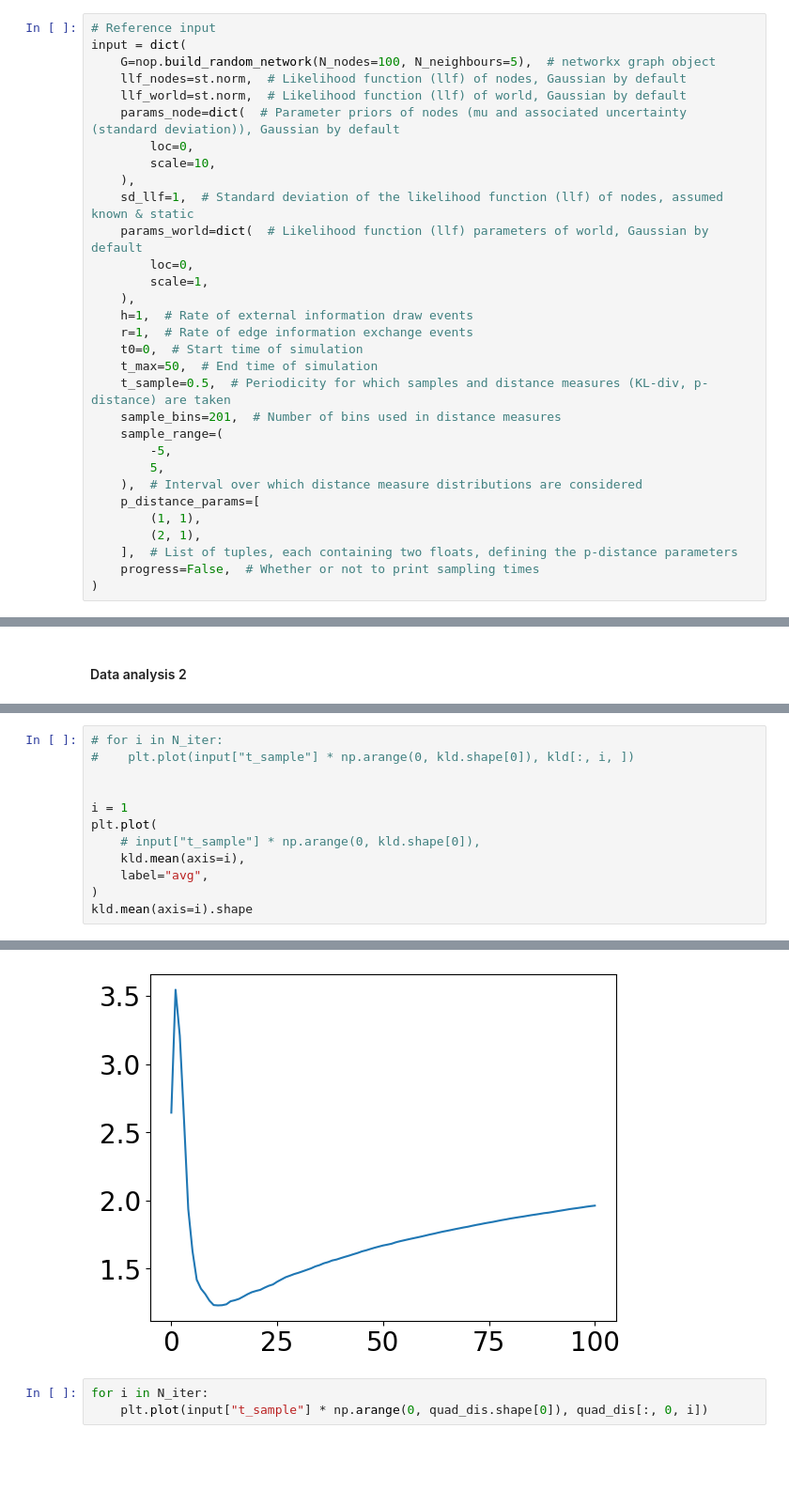
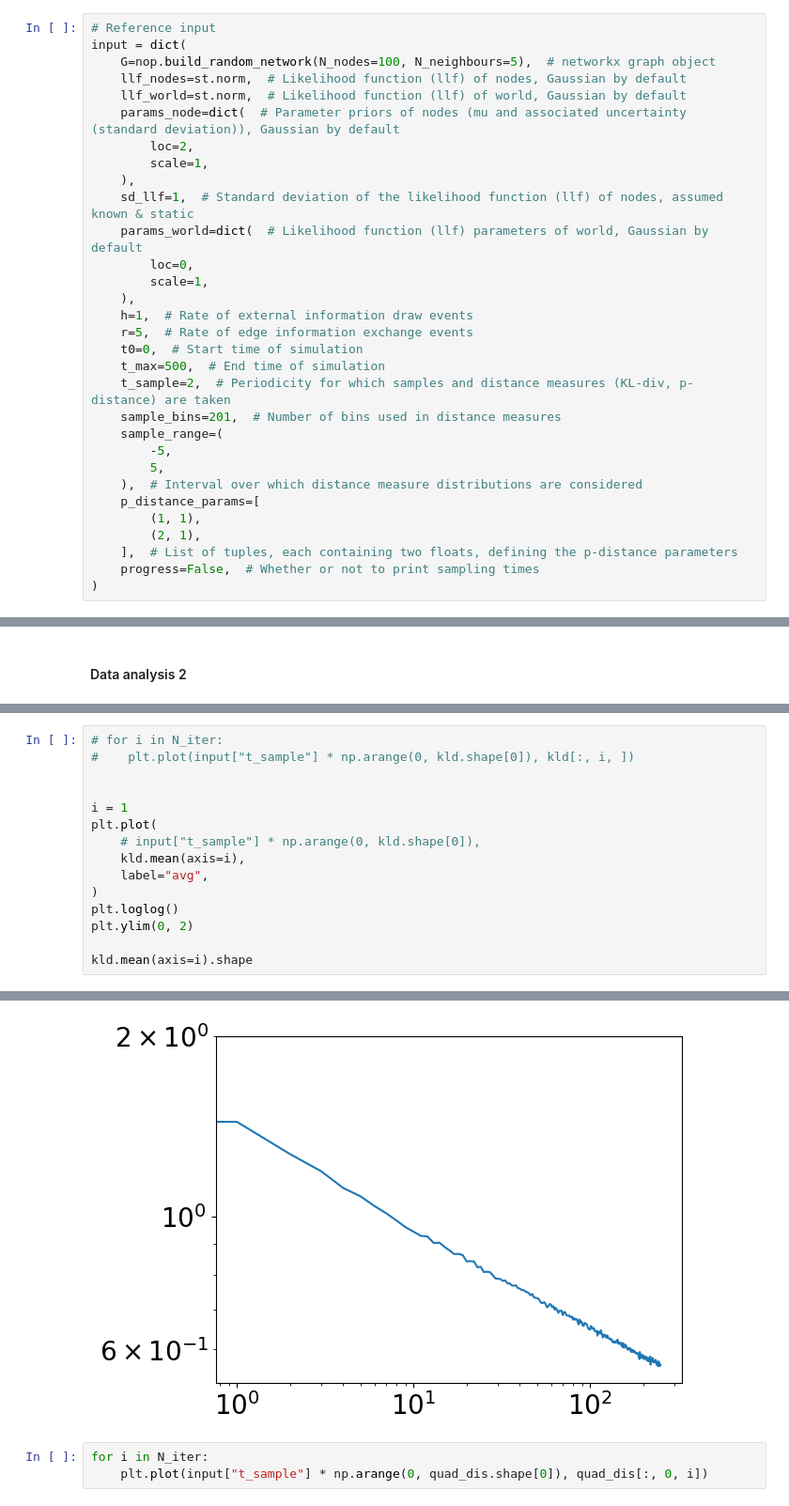
Before and after one commit to Priesemann-Group/neuro_op, a Jupyter notebook: notebooks/Testing_param.ipynb, the cells around one changed output, grey strips where cells are left out. Shown at 94% size. Cells and saved outputs as stored; diff of their text form; blank space fills up the shorter version.

```diff
--- a/notebooks/Testing_param.ipynb
+++ b/notebooks/Testing_param.ipynb
@@ -24,8 +24,8 @@ input = dict(
     llf_nodes=st.norm,  # Likelihood function (llf) of nodes, Gaussian by default
     llf_world=st.norm,  # Likelihood function (llf) of world, Gaussian by default
     params_node=dict(  # Parameter priors of nodes (mu and associated uncertainty (standard deviation)), Gaussian by default
-        loc=0,
-        scale=10,
+        loc=2,
+        scale=1,
     ),
     sd_llf=1,  # Standard deviation of the likelihood function (llf) of nodes, assumed known & static
     params_world=dict(  # Likelihood function (llf) parameters of world, Gaussian by default
@@ -33,10 +33,10 @@ input = dict(
         scale=1,
     ),
     h=1,  # Rate of external information draw events
-    r=1,  # Rate of edge information exchange events
+    r=5,  # Rate of edge information exchange events
     t0=0,  # Start time of simulation
-    t_max=50,  # End time of simulation
-    t_sample=0.5,  # Periodicity for which samples and distance measures (KL-div, p-distance) are taken
+    t_max=500,  # End time of simulation
+    t_sample=2,  # Periodicity for which samples and distance measures (KL-div, p-distance) are taken
     sample_bins=201,  # Number of bins used in distance measures
     sample_range=(
         -5,
@@ -163,5 +145,8 @@ plt.plot(
     kld.mean(axis=i),
     label="avg",
 )
+plt.loglog()
+plt.ylim(0, 2)
+
 kld.mean(axis=i).shape
 # %% [output]
@@ -169,4 +154,4 @@ kld.mean(axis=i).shape
-[figure, old version]
+[figure, new version]
 # %%
 for i in N_iter:
     plt.plot(input["t_sample"] * np.arange(0, quad_dis.shape[0]), quad_dis[:, 0, i])
```
Also changed, not shown: parts of 10 cells of this notebook, 2 other files.
